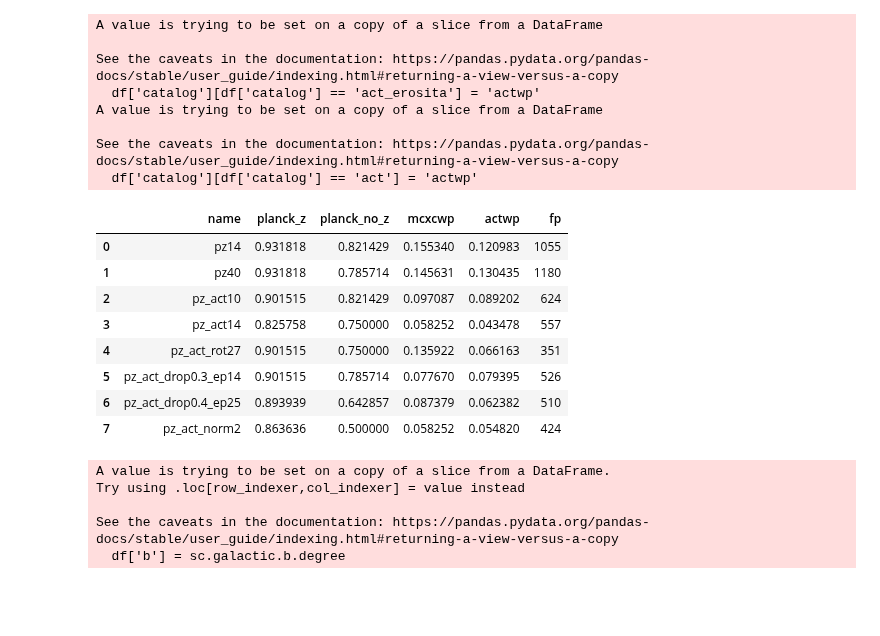
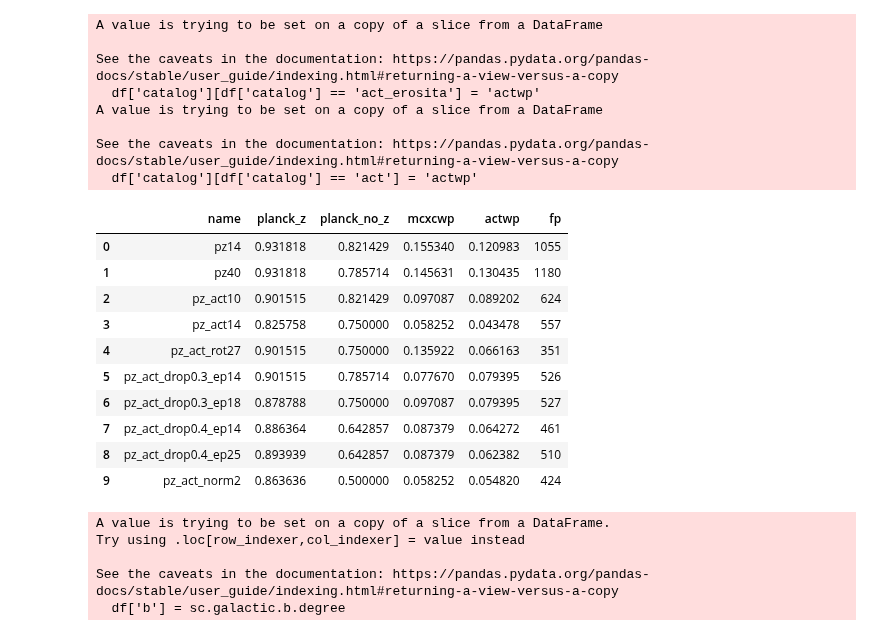
Before and after one commit to rt2122/data-segmentation-2, a Jupyter notebook: modifications_for_model/df_val_stat_all_models.ipynb, the cells around one changed output. Drawn from its saved outputs; the diff is of its cells as text; code cells hidden in the pictures; blank space fills up the shorter version.

```diff
--- a/modifications_for_model/df_val_stat_all_models.ipynb
+++ b/modifications_for_model/df_val_stat_all_models.ipynb
@@ -29,30 +34,20 @@ A value is trying to be set on a copy of a slice from a DataFrame
 
 See the caveats in the documentation: https://pandas.pydata.org/pandas-docs/stable/user_guide/indexing.html#returning-a-view-versus-a-copy
   df['catalog'][df['catalog'] == 'act'] = 'actwp'
-# %%
-res_df = []
-for model in files:
-    df = pd.read_csv(files[model])
-    df = df.iloc[np.in1d(radec2pix(df['RA'], df['DEC'], 2), val_pix)]
-    df.index = np.arange(len(df))
-    line = {'name' : model}
-    for cat in ['planck_z', 'planck_no_z', 'mcxcwp', 'actwp']:
-        cur_df = df[df['catalog'] == cat]
-        cur_df.index = np.arange(len(cur_df))
-        line[cat] = np.count_nonzero(cur_df['status'] == 'tp') / len(cur_df)
-    line['fp'] = np.count_nonzero(df['status'] == 'fp')
-    res_df.append(pd.DataFrame(line, index=[0]))
-res_df = pd.concat(res_df, ignore_index=True)
-res_df
-# %% [output]
-|  | name | planck_z | planck_no_z | mcxcwp | actwp | fp |
-| 0 | pz14 | 0.931818 | 0.821429 | 0.155340 | 0.120983 | 1055 |
-| 1 | pz40 | 0.931818 | 0.785714 | 0.145631 | 0.130435 | 1180 |
-| 2 | pz_act10 | 0.901515 | 0.821429 | 0.097087 | 0.089202 | 624 |
-| 3 | pz_act14 | 0.825758 | 0.750000 | 0.058252 | 0.043478 | 557 |
-| 4 | pz_act_rot27 | 0.901515 | 0.750000 | 0.135922 | 0.066163 | 351 |
-| 5 | pz_act_drop0.3_ep14 | 0.901515 | 0.785714 | 0.077670 | 0.079395 | 526 |
-| 6 | pz_act_drop0.4_ep25 | 0.893939 | 0.642857 | 0.087379 | 0.062382 | 510 |
-| 7 | pz_act_norm2 | 0.863636 | 0.500000 | 0.058252 | 0.054820 | 424 |
+# %%
+res_df = stat_split_cats(files, val_pix)
+res_df
+# %% [output]
+|  | name | planck_z | planck_no_z | mcxcwp | actwp | fp |
+| 0 | pz14 | 0.931818 | 0.821429 | 0.155340 | 0.120983 | 1055 |
+| 1 | pz40 | 0.931818 | 0.785714 | 0.145631 | 0.130435 | 1180 |
+| 2 | pz_act10 | 0.901515 | 0.821429 | 0.097087 | 0.089202 | 624 |
+| 3 | pz_act14 | 0.825758 | 0.750000 | 0.058252 | 0.043478 | 557 |
+| 4 | pz_act_rot27 | 0.901515 | 0.750000 | 0.135922 | 0.066163 | 351 |
+| 5 | pz_act_drop0.3_ep14 | 0.901515 | 0.785714 | 0.077670 | 0.079395 | 526 |
+| 6 | pz_act_drop0.3_ep18 | 0.878788 | 0.750000 | 0.097087 | 0.079395 | 527 |
+| 7 | pz_act_drop0.4_ep14 | 0.886364 | 0.642857 | 0.087379 | 0.064272 | 461 |
+| 8 | pz_act_drop0.4_ep25 | 0.893939 | 0.642857 | 0.087379 | 0.062382 | 510 |
+| 9 | pz_act_norm2 | 0.863636 | 0.500000 | 0.058252 | 0.054820 | 424 |
 # %%
 res_df.to_csv('/home/rt2122/Data/models_stat/by_split_cats.csv', index=False)
```
Also changed, not shown: parts of 6 cells of this notebook, 3 other files.
